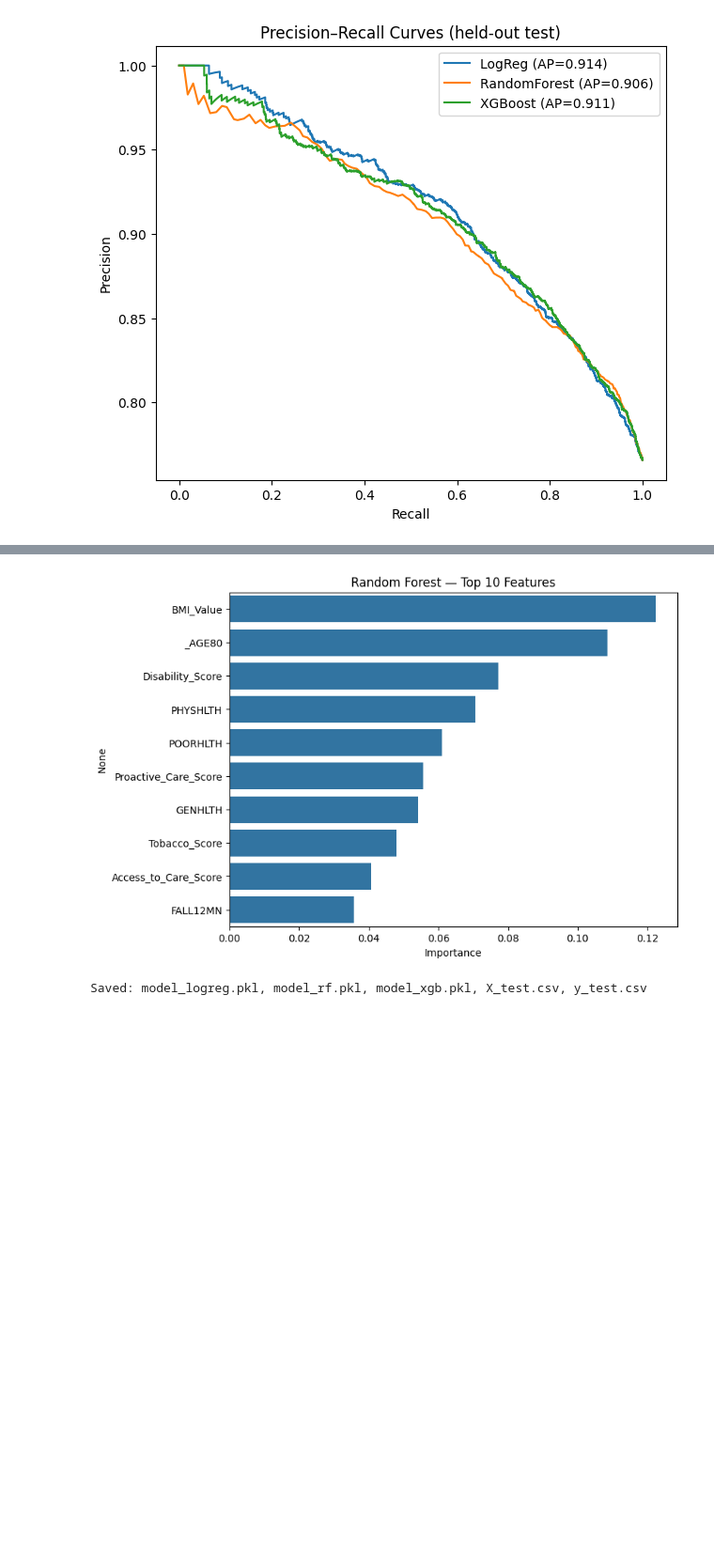
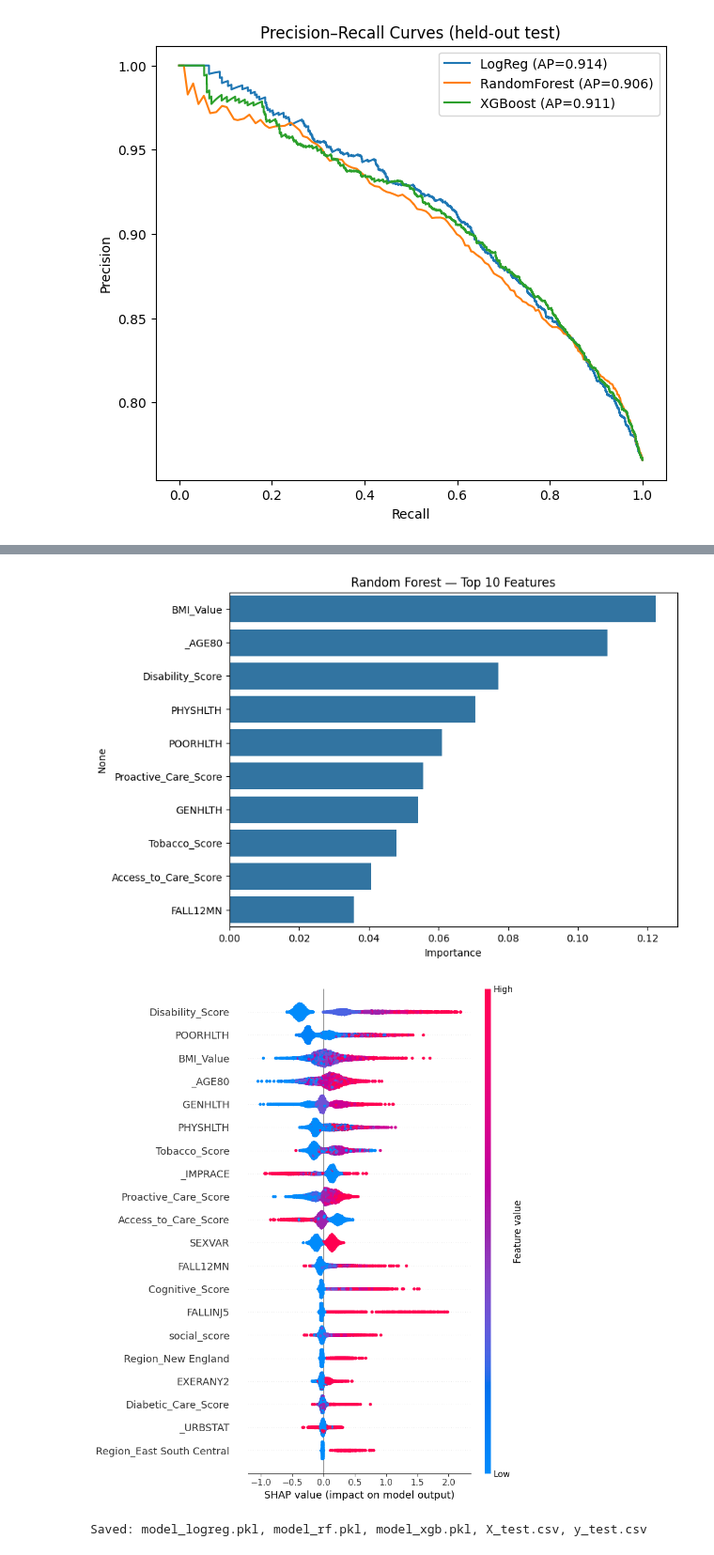
Before and after one commit to darrencheninfo/ADS504_G1_Project, a Jupyter notebook: modeling_v4.ipynb, the cells around one changed output, grey strips where cells are left out. Shown: that part at 94% size. Saved outputs shown, nothing was run; the diff lists cells and outputs as text; code cells hidden in the pictures; blank space fills up the shorter version.

```diff
--- a/modeling_v4.ipynb
+++ b/modeling_v4.ipynb
@@ -247,37 +226,36 @@ plt.title("Precision–Recall Curves (held-out test)"); plt.legend(); plt.show()
 [figure]
 [figure]
 # %%
-# =========================
-# 10) Quick interpretability (global)
-# =========================
+# 10) Quick interpretability
 # Build feature names post-transform for LR/RF bars
 oh = fitted["LogReg"].named_steps["prep"].transformers_[1][1].named_steps["onehot"]
 oh_names = oh.get_feature_names_out(cat_cols).tolist()
 feature_names = num_cols + oh_names
 
 # LR odds ratios (top 10 by magnitude)
 lr_coefs = fitted["LogReg"].named_steps["clf"].coef_[0]
 lr_or = pd.Series(np.exp(lr_coefs), index=feature_names).sort_values(ascending=False)
 plt.figure(figsize=(8,6))
 sns.barplot(x=lr_or.head(10).values, y=lr_or.head(10).index, orient="h")
 plt.xlabel("Odds Ratio"); plt.title("Logistic Regression — Top 10 Odds Ratios")
 plt.show()
 
 # RF feature importance (top 10)
 rf_imp = pd.Series(fitted["RandomForest"].named_steps["clf"].feature_importances_,
                    index=feature_names).sort_values(ascending=False)
 plt.figure(figsize=(8,6))
 sns.barplot(x=rf_imp.head(10).values, y=rf_imp.head(10).index, orient='h')
 plt.xlabel("Importance"); plt.title("Random Forest — Top 10 Features")
 plt.show()
 
-# (Optional) XGB SHAP – can be run in evaluation notebook if preferred
-# import shap
-# explainer = shap.TreeExplainer(fitted["XGBoost"].named_steps["clf"])
-# X_test_tx = fitted["XGBoost"].named_steps["prep"].transform(X_test)
-# shap_values = explainer(X_test_tx)
-# shap.summary_plot(shap_values, X_test_tx, feature_names=feature_names)
+#  XGB SHAP – can be run in evaluation notebook
+import shap
+explainer = shap.TreeExplainer(fitted["XGBoost"].named_steps["clf"])
+X_test_tx = fitted["XGBoost"].named_steps["prep"].transform(X_test)
+shap_values = explainer(X_test_tx)
+shap.summary_plot(shap_values, X_test_tx, feature_names=feature_names)
 # %% [output]
 [figure]
 [figure]
+[figure, added]
 # %%
```
Also changed, not shown: parts of 10 cells of this notebook.
